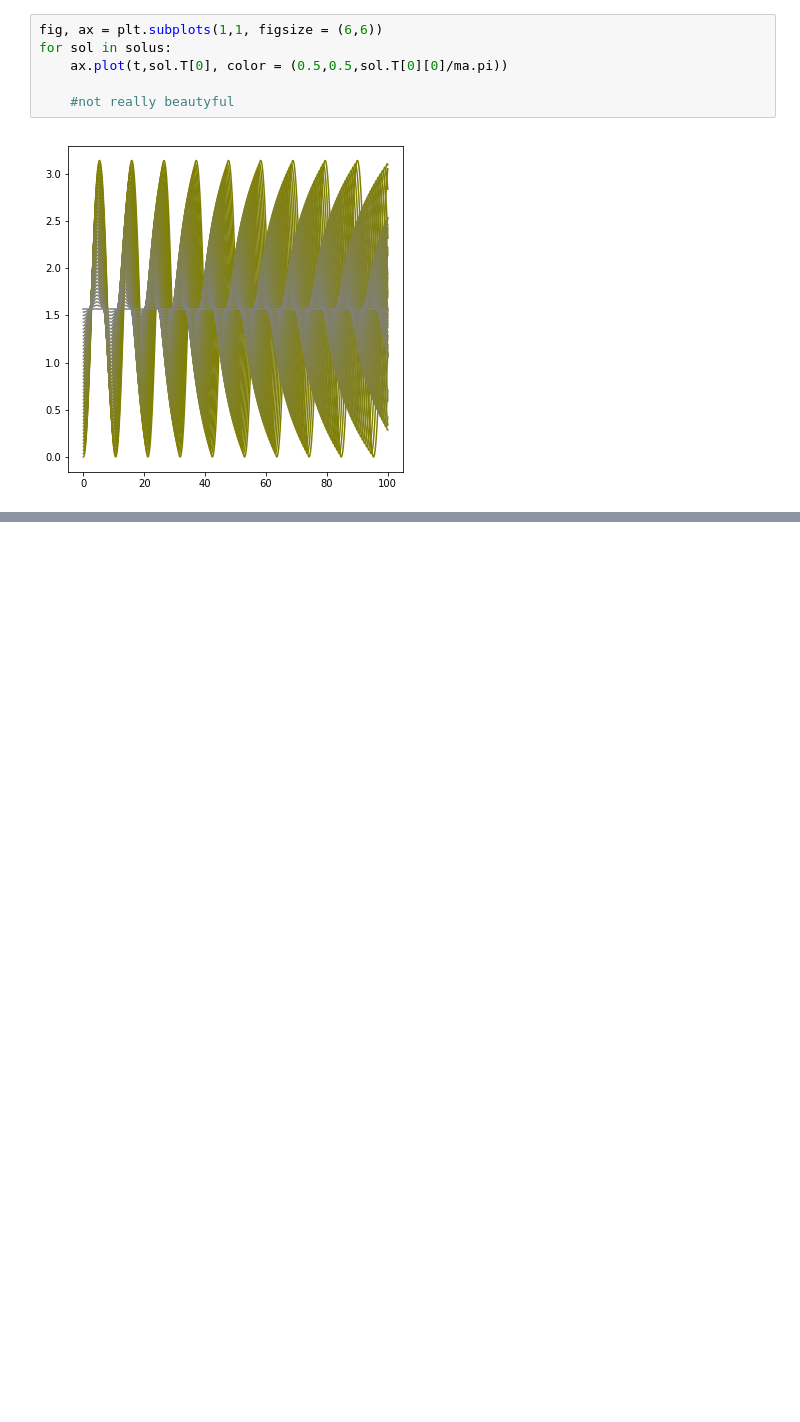
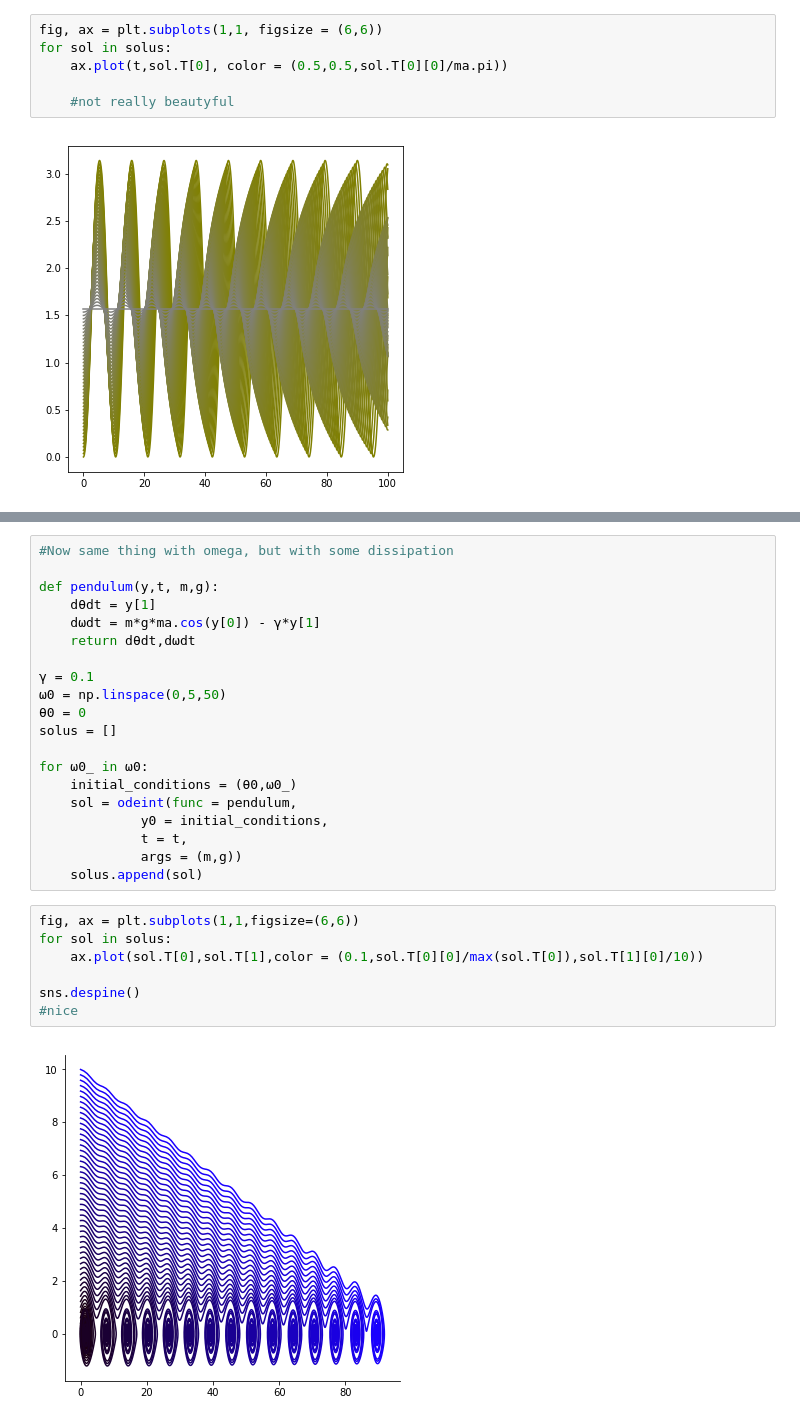
Before and after one commit to Mat092/laboratory-, a Jupyter notebook: some_try_with_odeint.ipynb, the cells around one changed output, grey strips where cells are left out. Saved outputs shown, nothing was run; the diff lists cells and outputs as text; blank space fills up the shorter version.

```diff
--- a/some_try_with_odeint.ipynb
+++ b/some_try_with_odeint.ipynb
@@ -105,0 +108,29 @@ for sol in solus:
+# %%
+#Now same thing with omega, but with some dissipation
+
+def pendulum(y,t, m,g):
+    dθdt = y[1]
+    dωdt = m*g*ma.cos(y[0]) - γ*y[1]
+    return dθdt,dωdt
+
+γ = 0.1
+ω0 = np.linspace(0,5,50)
+θ0 = 0
+solus = []
+
+for ω0_ in ω0:
+    initial_conditions = (θ0,ω0_)
+    sol = odeint(func = pendulum,
+             y0 = initial_conditions,
+             t = t,
+             args = (m,g))
+    solus.append(sol)
+# %%
+fig, ax = plt.subplots(1,1,figsize=(6,6))
+for sol in solus:
+    ax.plot(sol.T[0],sol.T[1],color = (0.1,sol.T[0][0]/max(sol.T[0]),sol.T[1][0]/10))
+
+sns.despine()
+#nice
+# %% [output]
+[figure, added]
```
Also changed, not shown: parts of 1 cell of this notebook.
